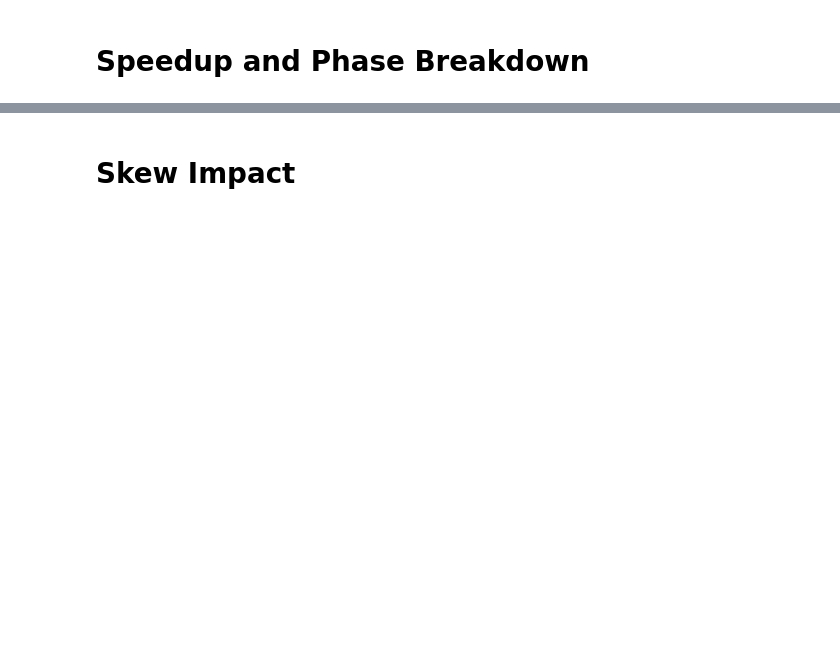
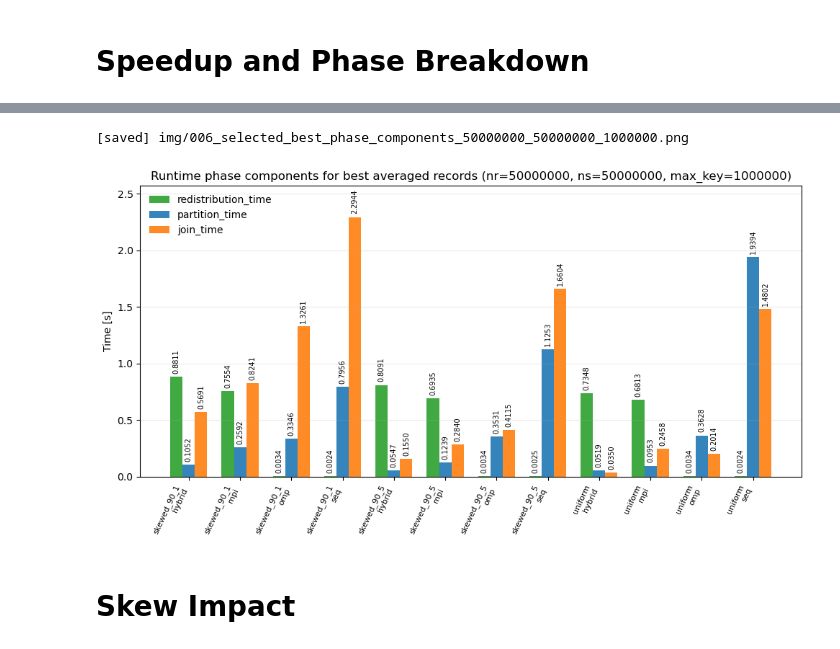
Before and after one commit to GianlucaPanzani/Optimization-of-Partitioned-Hash-Join-with-Duplicates-part_4, a Jupyter notebook: src/statistics.ipynb, the cells around one changed output, grey strips where cells are left out. Cells and saved outputs as stored; diff of their text form; code cells hidden in the pictures; blank space fills up the shorter version.

```diff
--- a/src/statistics.ipynb
+++ b/src/statistics.ipynb
@@ -395,7 +479,6 @@ phase_required = set(problem_columns + ["dataset_type", "exec_type", "partition_
 if phase_required.issubset(selected_best_df.columns):
     phase_df = selected_best_df.dropna(subset=["partition_time", "join_time"]).copy()
     phase_df["label"] = phase_df["dataset_type"].astype(str) + "\n" + phase_df["exec_type"].astype(str)
-
 
     component_required = phase_required | {"redistribution_time"}
     if component_required.issubset(selected_best_df.columns):
@@ -403,34 +486,45 @@ if phase_required.issubset(selected_best_df.columns):
         component_df["label"] = component_df["dataset_type"].astype(str) + "\n" + component_df["exec_type"].astype(str)
         component_specs = [
             ("redistribution_time", "redistribution_time", "tab:green"),
             ("partition_time", "partition_time", "tab:blue"),
             ("join_time", "join_time", "tab:orange"),
         ]
 
         for problem_key, subdf in component_df.groupby(problem_columns, dropna=False):
             if not isinstance(problem_key, tuple):
                 problem_key = (problem_key,)
             subdf = subdf.sort_values(["dataset_type", "exec_type"])
             x_positions = np.arange(len(subdf))
             bar_width = 0.24
 
             fig, ax = plt.subplots(figsize=(max(10.0, 0.7 * len(subdf)), 5.4))
             for idx, (col, label, color) in enumerate(component_specs):
                 offsets = x_positions + (idx - (len(component_specs) - 1) / 2.0) * bar_width
-                ax.bar(offsets, subdf[col], width=bar_width, label=label, color=color, alpha=0.9)
+                bars = ax.bar(offsets, subdf[col], width=bar_width, label=label, color=color, alpha=0.9)
+                ax.bar_label(
+                    bars,
+                    labels=[f"{value:.4f}" if np.isfinite(value) else "" for value in subdf[col]],
+                    padding=3,
+                    fontsize=7,
+                    rotation=90,
+                )
 
             ax.set_xticks(x_positions)
             ax.set_xticklabels(subdf["label"], rotation=65, ha="right", fontsize=8)
             ax.set_ylabel("Time [s]")
             ax.set_title(f"Runtime phase components for best averaged records ({problem_label(problem_key)})")
             ax.grid(axis="y", alpha=0.25)
+            ax.margins(y=0.12)
             ax.legend(frameon=False)
             fig.tight_layout()
             show_and_save(fig, f"selected_best_phase_components_{'_'.join(fmt_num(v) for v in problem_key)}")
     else:
         print(f"Skipping phase components: missing {sorted(component_required - set(selected_best_df.columns))}")
 else:
     print(f"Skipping phase breakdown: missing {sorted(phase_required - set(selected_best_df.columns))}")
+# %% [output]
+[saved] img/006_selected_best_phase_components_50000000_50000000_1000000.png
+[figure, added]
 # %% [markdown]
 # Skew Impact
 # %%
```
Also changed, not shown: parts of 10 cells of this notebook, 11 other files.
